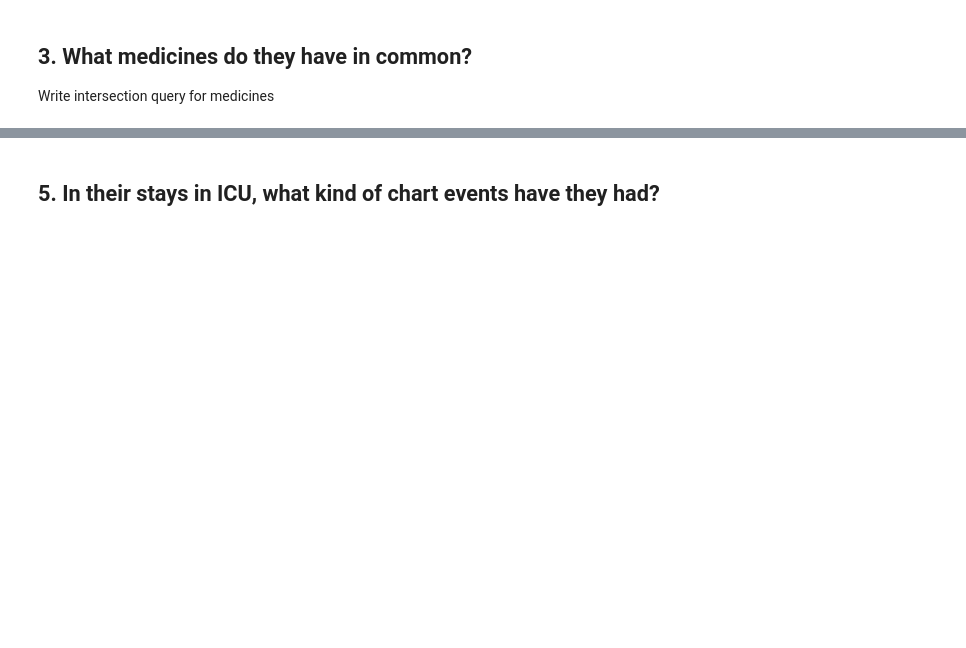
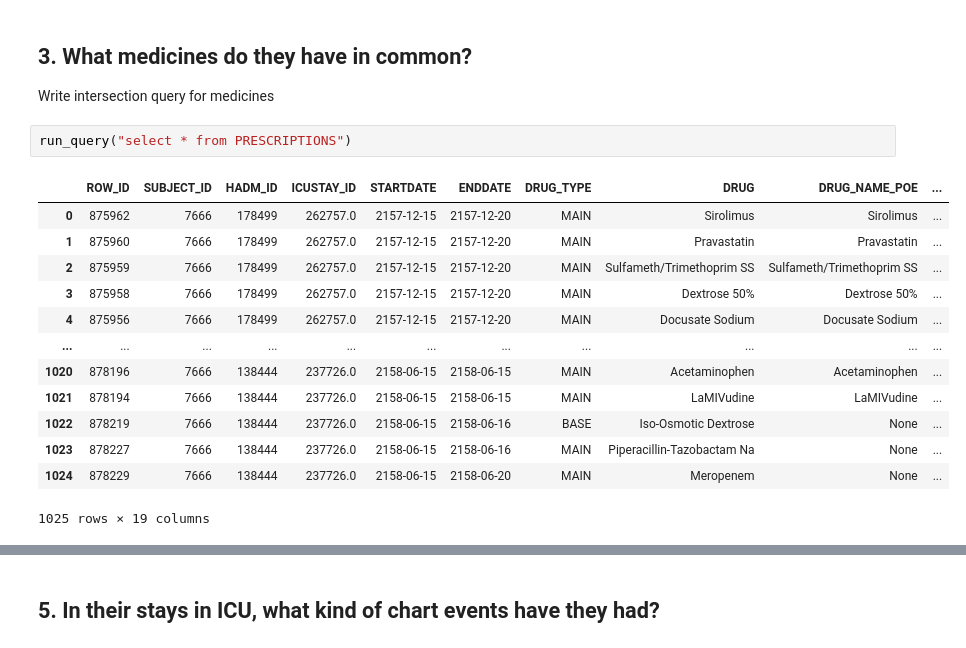
Before and after one commit to ricejfx/aihc, a Jupyter notebook: assignment2.ipynb, the cells around one changed output, grey strips where cells are left out. Saved outputs shown, nothing was run; the diff lists cells and outputs as text; blank space fills up the shorter version.

```diff
--- a/assignment2.ipynb
+++ b/assignment2.ipynb
@@ -248,3 +323,19 @@ Write intersection query for diseases
 ## 3. What medicines do they have in common?
 
 Write intersection query for medicines
+# %%
+run_query("select * from PRESCRIPTIONS")
+# %% [output]
+|  | ROW_ID | SUBJECT_ID | HADM_ID | ICUSTAY_ID | STARTDATE | ENDDATE | DRUG_TYPE | DRUG | DRUG_NAME_POE | ... |
+| 0 | 875962 | 7666 | 178499 | 262757.0 | 2157-12-15 | 2157-12-20 | MAIN | Sirolimus | Sirolimus | ... |
+| 1 | 875960 | 7666 | 178499 | 262757.0 | 2157-12-15 | 2157-12-20 | MAIN | Pravastatin | Pravastatin | ... |
+| 2 | 875959 | 7666 | 178499 | 262757.0 | 2157-12-15 | 2157-12-20 | MAIN | Sulfameth/Trimethoprim SS | Sulfameth/Trimethoprim SS | ... |
+| 3 | 875958 | 7666 | 178499 | 262757.0 | 2157-12-15 | 2157-12-20 | MAIN | Dextrose 50% | Dextrose 50% | ... |
+| 4 | 875956 | 7666 | 178499 | 262757.0 | 2157-12-15 | 2157-12-20 | MAIN | Docusate Sodium | Docusate Sodium | ... |
+| ... | ... | ... | ... | ... | ... | ... | ... | ... | ... | ... |
+| 1020 | 878196 | 7666 | 138444 | 237726.0 | 2158-06-15 | 2158-06-15 | MAIN | Acetaminophen | Acetaminophen | ... |
+| 1021 | 878194 | 7666 | 138444 | 237726.0 | 2158-06-15 | 2158-06-15 | MAIN | LaMIVudine | LaMIVudine | ... |
+| 1022 | 878219 | 7666 | 138444 | 237726.0 | 2158-06-15 | 2158-06-16 | BASE | Iso-Osmotic Dextrose | None | ... |
+| 1023 | 878227 | 7666 | 138444 | 237726.0 | 2158-06-15 | 2158-06-16 | MAIN | Piperacillin-Tazobactam Na | None | ... |
+| 1024 | 878229 | 7666 | 138444 | 237726.0 | 2158-06-15 | 2158-06-20 | MAIN | Meropenem | None | ... |
+1025 rows × 19 columns
```
Also changed, not shown: parts of 25 cells of this notebook.
